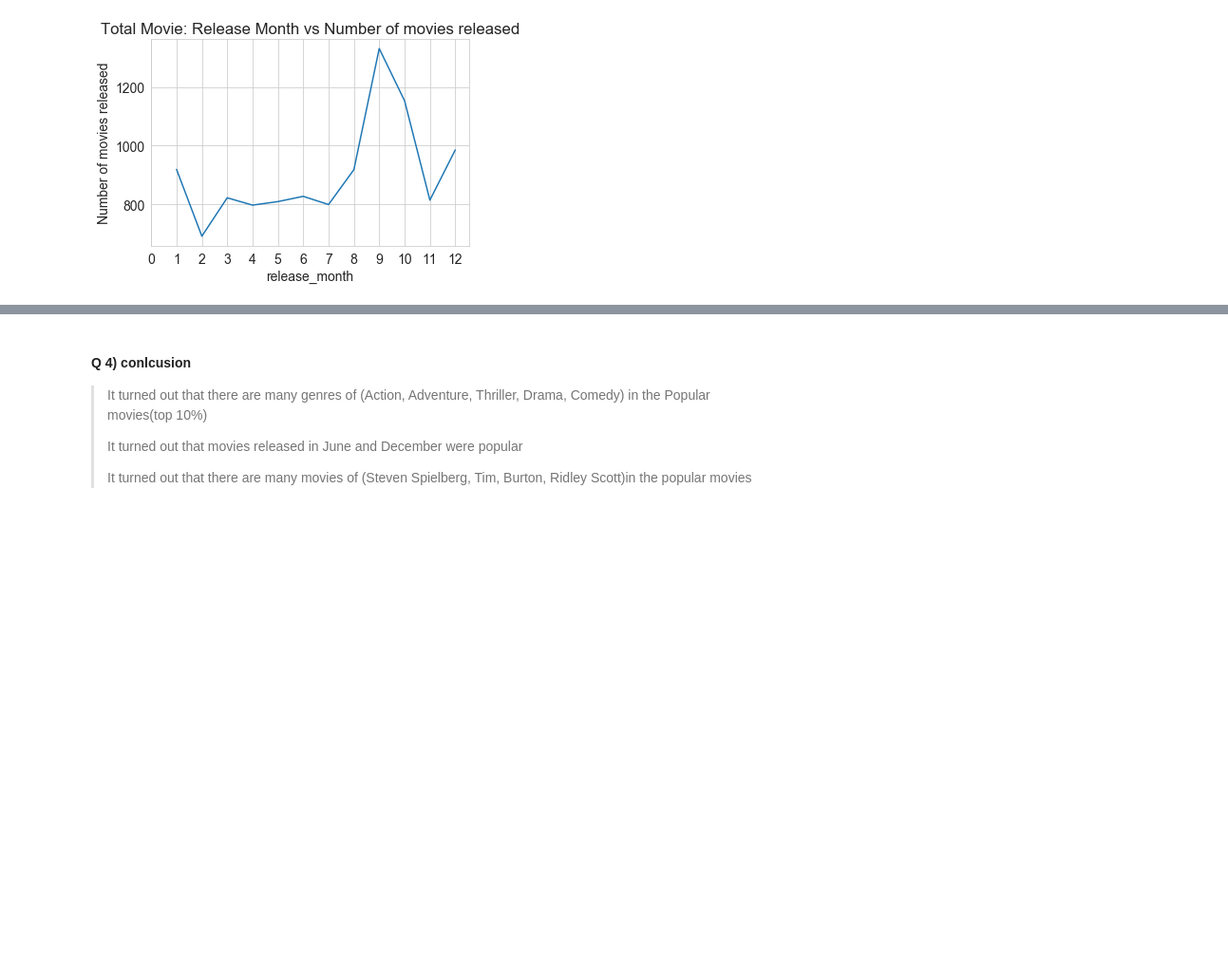
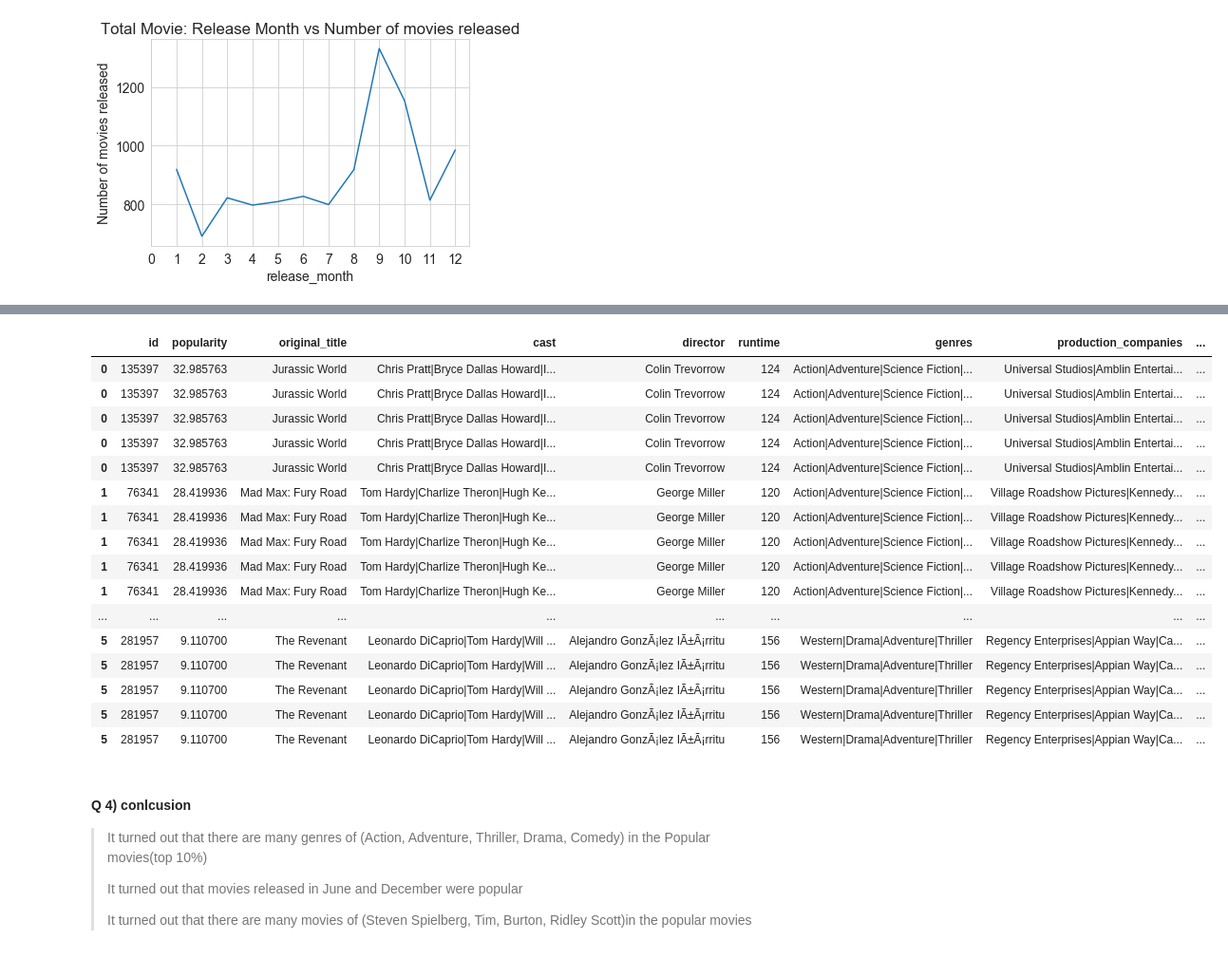
Before and after one commit to nyeongna/Data_Analysis_Nano, a Jupyter notebook: P2_TMDb_Movie_Data/TMDb_movie_data_EDA.ipynb, the cells around one changed output, grey strips where cells are left out. Shown at 95% size. Saved outputs shown, nothing was run; the diff lists cells and outputs as text; code cells hidden in the pictures; blank space fills up the shorter version.

```diff
--- a/P2_TMDb_Movie_Data/TMDb_movie_data_EDA.ipynb
+++ b/P2_TMDb_Movie_Data/TMDb_movie_data_EDA.ipynb
@@ -354,4 +345,25 @@ Ridley Scott        13
 Name: dir, dtype: int64
+# %%
+aaa = df_p.assign(dir=df_p['cast'].str.split('|')).explode('dir')
+aaa.head(30)
+# %% [output]
+|  | id | popularity | original_title | cast | director | runtime | genres | production_companies | ... |
+| 0 | 135397 | 32.985763 | Jurassic World | Chris Pratt|Bryce Dallas Howard|I... | Colin Trevorrow | 124 | Action|Adventure|Science Fiction|... | Universal Studios|Amblin Entertai... | ... |
+| 0 | 135397 | 32.985763 | Jurassic World | Chris Pratt|Bryce Dallas Howard|I... | Colin Trevorrow | 124 | Action|Adventure|Science Fiction|... | Universal Studios|Amblin Entertai... | ... |
+| 0 | 135397 | 32.985763 | Jurassic World | Chris Pratt|Bryce Dallas Howard|I... | Colin Trevorrow | 124 | Action|Adventure|Science Fiction|... | Universal Studios|Amblin Entertai... | ... |
+| 0 | 135397 | 32.985763 | Jurassic World | Chris Pratt|Bryce Dallas Howard|I... | Colin Trevorrow | 124 | Action|Adventure|Science Fiction|... | Universal Studios|Amblin Entertai... | ... |
+| 0 | 135397 | 32.985763 | Jurassic World | Chris Pratt|Bryce Dallas Howard|I... | Colin Trevorrow | 124 | Action|Adventure|Science Fiction|... | Universal Studios|Amblin Entertai... | ... |
+| 1 | 76341 | 28.419936 | Mad Max: Fury Road | Tom Hardy|Charlize Theron|Hugh Ke... | George Miller | 120 | Action|Adventure|Science Fiction|... | Village Roadshow Pictures|Kennedy... | ... |
+| 1 | 76341 | 28.419936 | Mad Max: Fury Road | Tom Hardy|Charlize Theron|Hugh Ke... | George Miller | 120 | Action|Adventure|Science Fiction|... | Village Roadshow Pictures|Kennedy... | ... |
+| 1 | 76341 | 28.419936 | Mad Max: Fury Road | Tom Hardy|Charlize Theron|Hugh Ke... | George Miller | 120 | Action|Adventure|Science Fiction|... | Village Roadshow Pictures|Kennedy... | ... |
+| 1 | 76341 | 28.419936 | Mad Max: Fury Road | Tom Hardy|Charlize Theron|Hugh Ke... | George Miller | 120 | Action|Adventure|Science Fiction|... | Village Roadshow Pictures|Kennedy... | ... |
+| 1 | 76341 | 28.419936 | Mad Max: Fury Road | Tom Hardy|Charlize Theron|Hugh Ke... | George Miller | 120 | Action|Adventure|Science Fiction|... | Village Roadshow Pictures|Kennedy... | ... |
+| ... | ... | ... | ... | ... | ... | ... | ... | ... | ... |
+| 5 | 281957 | 9.110700 | The Revenant | Leonardo DiCaprio|Tom Hardy|Will ... | Alejandro GonzÃ¡lez IÃ±Ã¡rritu | 156 | Western|Drama|Adventure|Thriller | Regency Enterprises|Appian Way|Ca... | ... |
+| 5 | 281957 | 9.110700 | The Revenant | Leonardo DiCaprio|Tom Hardy|Will ... | Alejandro GonzÃ¡lez IÃ±Ã¡rritu | 156 | Western|Drama|Adventure|Thriller | Regency Enterprises|Appian Way|Ca... | ... |
+| 5 | 281957 | 9.110700 | The Revenant | Leonardo DiCaprio|Tom Hardy|Will ... | Alejandro GonzÃ¡lez IÃ±Ã¡rritu | 156 | Western|Drama|Adventure|Thriller | Regency Enterprises|Appian Way|Ca... | ... |
+| 5 | 281957 | 9.110700 | The Revenant | Leonardo DiCaprio|Tom Hardy|Will ... | Alejandro GonzÃ¡lez IÃ±Ã¡rritu | 156 | Western|Drama|Adventure|Thriller | Regency Enterprises|Appian Way|Ca... | ... |
+| 5 | 281957 | 9.110700 | The Revenant | Leonardo DiCaprio|Tom Hardy|Will ... | Alejandro GonzÃ¡lez IÃ±Ã¡rritu | 156 | Western|Drama|Adventure|Thriller | Regency Enterprises|Appian Way|Ca... | ... |
 # %% [markdown]
 #### Q 4) conlcusion
 > It turned out that there are many genres of (Action, Adventure, Thriller, Drama, Comedy) in the Popular movies(top 10%)
```
Also changed, not shown: parts of 5 cells of this notebook, 5 other files.
